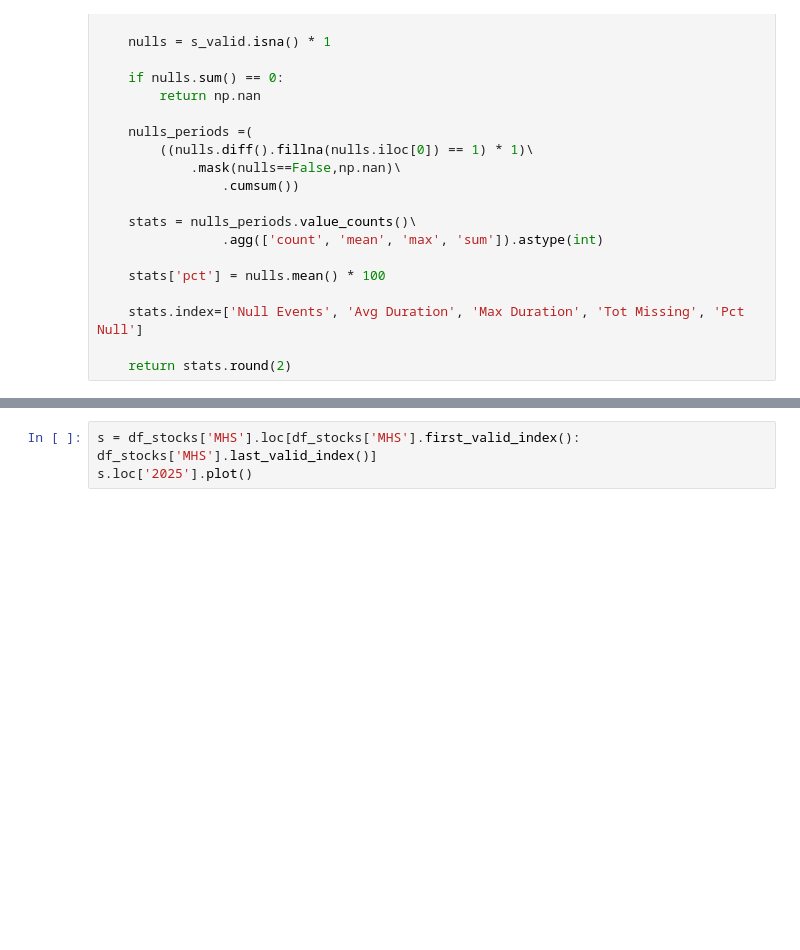
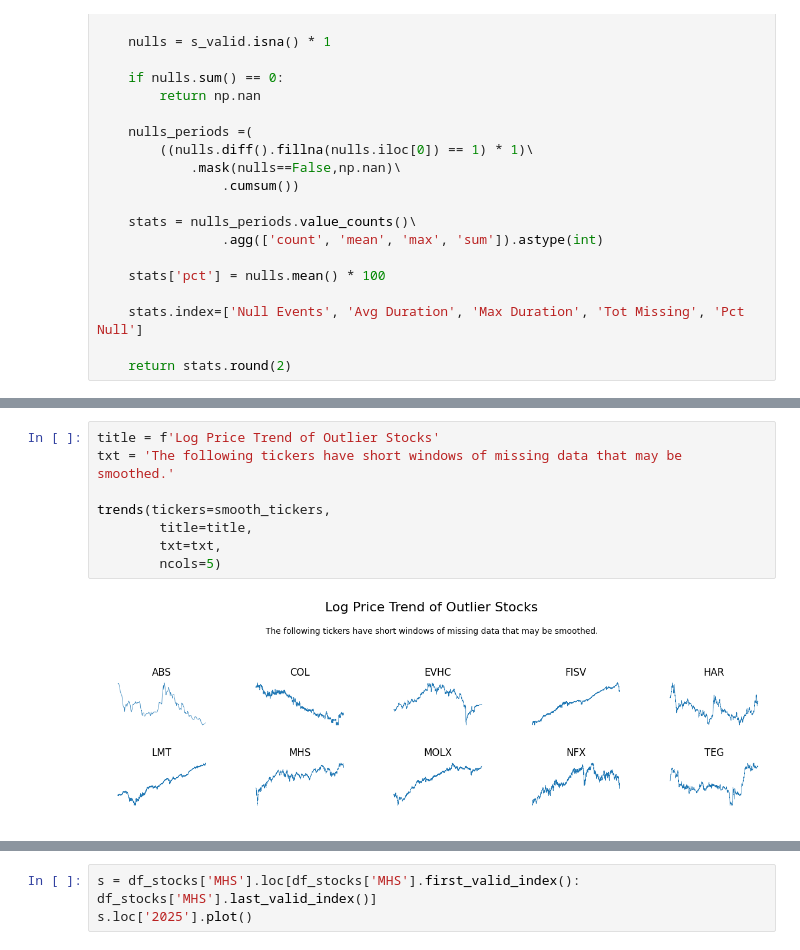
Before and after one commit to JamieW365/trading_algos, a Jupyter notebook: notebooks/data processing/identifying_outliers.ipynb, the cells around one changed output, grey strips where cells are left out. Saved outputs shown, nothing was run; the diff lists cells and outputs as text; blank space fills up the shorter version.

```diff
--- a/notebooks/data processing/identifying_outliers.ipynb
+++ b/notebooks/data processing/identifying_outliers.ipynb
@@ -344,0 +352,10 @@ smooth_tickers = df_null.drop(problem_tickers).index.tolist()
+# %%
+title = f'Log Price Trend of Outlier Stocks'
+txt = 'The following tickers have short windows of missing data that may be smoothed.'
+
+trends(tickers=smooth_tickers,
+        title=title,
+        txt=txt,
+        ncols=5)
+# %% [output]
+[figure, added]
```
Also changed, not shown: parts of 24 cells of this notebook.
